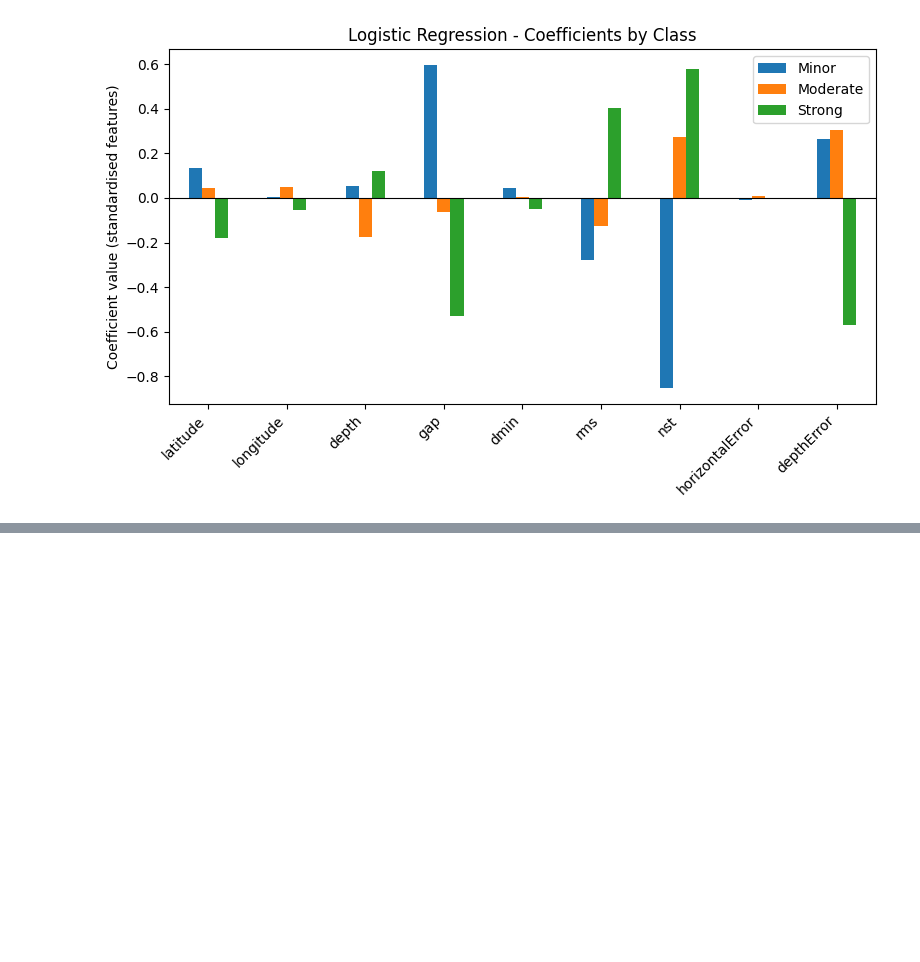
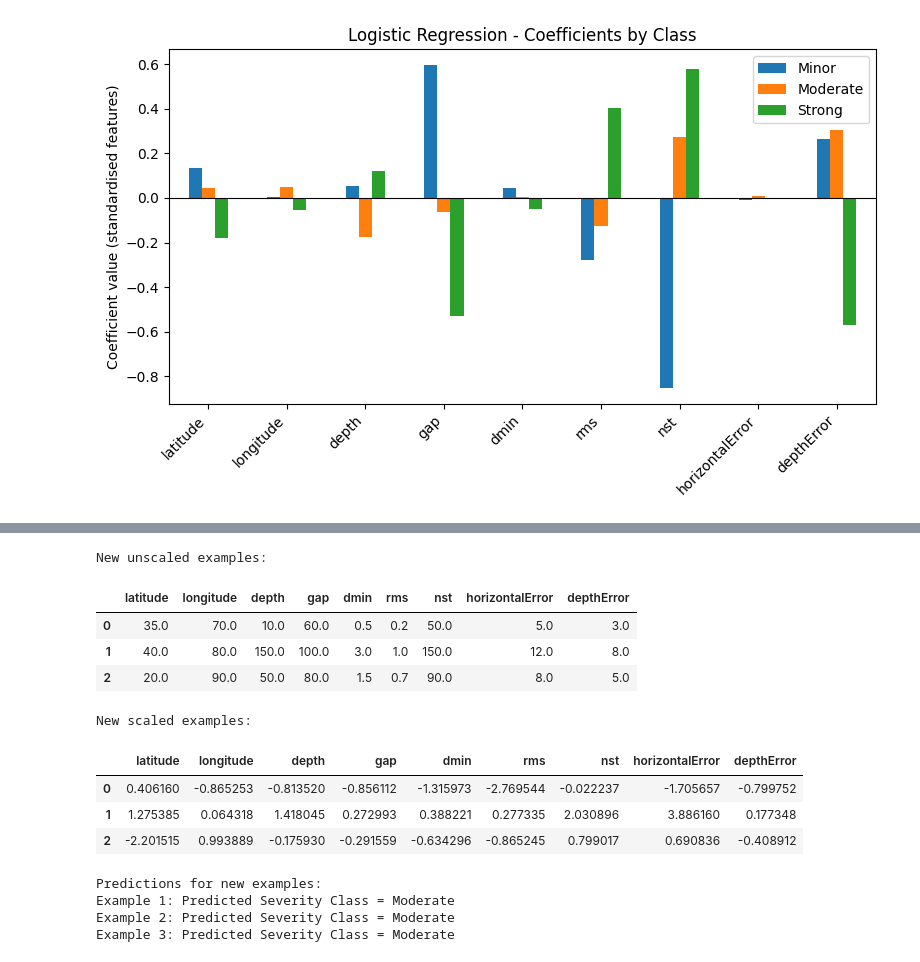
Before and after one commit to PrathamShrestha69/Machine-Learning-Group-Project, a Jupyter notebook: logistic_regression.ipynb, the cells around one changed output, grey strips where cells are left out. Drawn from its saved outputs; the diff is of its cells as text; code cells hidden in the pictures; blank space fills up the shorter version.

```diff
--- a/logistic_regression.ipynb
+++ b/logistic_regression.ipynb
@@ -22,7 +22,7 @@ pd.set_option('display.max_columns', None)
 # %% [markdown]
 ### Step 2: Data Loading
 # %%
-df = pd.read_csv("dataset/earthquake.csv")
+df = pd.read_csv("Earthquake.csv")
 
 print("Dataset shape:", df.shape)
 print("\nFirst 5 rows:")
@@ -91,13 +91,13 @@ Missing values after imputation: 0
 #### **Feature scaling — needed here, unlike for the tree-based models.** Decision Tree and Random Forest split on one feature at a time, so the numeric scale of each feature does not affect them. Logistic Regression, however, computes a weighted *sum* across all features at once (Step above), so a feature with a naturally larger numeric range, such as `depth` (up to ~400) compared with `latitude` (only a few tens of degrees), would unfairly dominate the model's decision purely because of its scale, not because it is more informative. We correct this using `StandardScaler`, which rescales every feature to have a mean of 0 and a standard deviation of 1.
 # %%
 bins = [0, 4.5, 5.5, 10]
-labels = ["Minor", "Moderate", "Strong"]
-df["severity_class"] = pd.cut(df["mag"], bins=bins, labels=labels)
+labels = ["Light", "Moderate", "Strong"]
+df["Risk_class"] = pd.cut(df["mag"], bins=bins, labels=labels)
 
-print("Severity class distribution:")
-print(df["severity_class"].value_counts())
+print("Risk class distribution:")
+print(df["Risk_class"].value_counts())
 
-y = df["severity_class"]
+y = df["Risk_class"]
 
 # Defensive check: drop any rows where the target could not be computed.
 mask = y.notna()
@@ -272,0 +280,53 @@ Strong              0.001      -0.570
+# %%
+
+
+# Create some synthetic new examples with the same feature columns
+# The values should be within a reasonable range for each feature.
+new_examples_data = {
+    "latitude": [35.0, 40.0, 20.0],
+    "longitude": [70.0, 80.0, 90.0],
+    "depth": [10.0, 150.0, 50.0],
+    "gap": [60.0, 100.0, 80.0],
+    "dmin": [0.5, 3.0, 1.5],
+    "rms": [0.2, 1.0, 0.7],
+    "nst": [50.0, 150.0, 90.0],
+    "horizontalError": [5.0, 12.0, 8.0],
+    "depthError": [3.0, 8.0, 5.0]
+}
+
+new_examples_df = pd.DataFrame(new_examples_data)
+
+print("New unscaled examples:")
+display(new_examples_df)
+
+# Scale the new examples using the SAME scaler fitted on the training data
+# This is crucial for consistent prediction.
+new_examples_scaled = pd.DataFrame(
+    scaler.transform(new_examples_df), # Use transform, not fit_transform
+    columns=new_examples_df.columns
+)
+
+print("\nNew scaled examples:")
+display(new_examples_scaled)
+
+# Make predictions
+new_predictions = logreg_model.predict(new_examples_scaled)
+
+print("\nPredictions for new examples:")
+for i, pred in enumerate(new_predictions):
+    print(f"Example {i+1}: Predicted Severity Class = {pred}")
+# %% [output]
+New unscaled examples:
+|  | latitude | longitude | depth | gap | dmin | rms | nst | horizontalError | depthError |
+| 0 | 35.0 | 70.0 | 10.0 | 60.0 | 0.5 | 0.2 | 50.0 | 5.0 | 3.0 |
+| 1 | 40.0 | 80.0 | 150.0 | 100.0 | 3.0 | 1.0 | 150.0 | 12.0 | 8.0 |
+| 2 | 20.0 | 90.0 | 50.0 | 80.0 | 1.5 | 0.7 | 90.0 | 8.0 | 5.0 |
+New scaled examples:
+|  | latitude | longitude | depth | gap | dmin | rms | nst | horizontalError | depthError |
+| 0 | 0.406160 | -0.865253 | -0.813520 | -0.856112 | -1.315973 | -2.769544 | -0.022237 | -1.705657 | -0.799752 |
+| 1 | 1.275385 | 0.064318 | 1.418045 | 0.272993 | 0.388221 | 0.277335 | 2.030896 | 3.886160 | 0.177348 |
+| 2 | -2.201515 | 0.993889 | -0.175930 | -0.291559 | -0.634296 | -0.865245 | 0.799017 | 0.690836 | -0.408912 |
+Predictions for new examples:
+Example 1: Predicted Severity Class = Moderate
+Example 2: Predicted Severity Class = Moderate
+Example 3: Predicted Severity Class = Moderate
```
Also changed, not shown: parts of 4 cells of this notebook, 1 other file.
